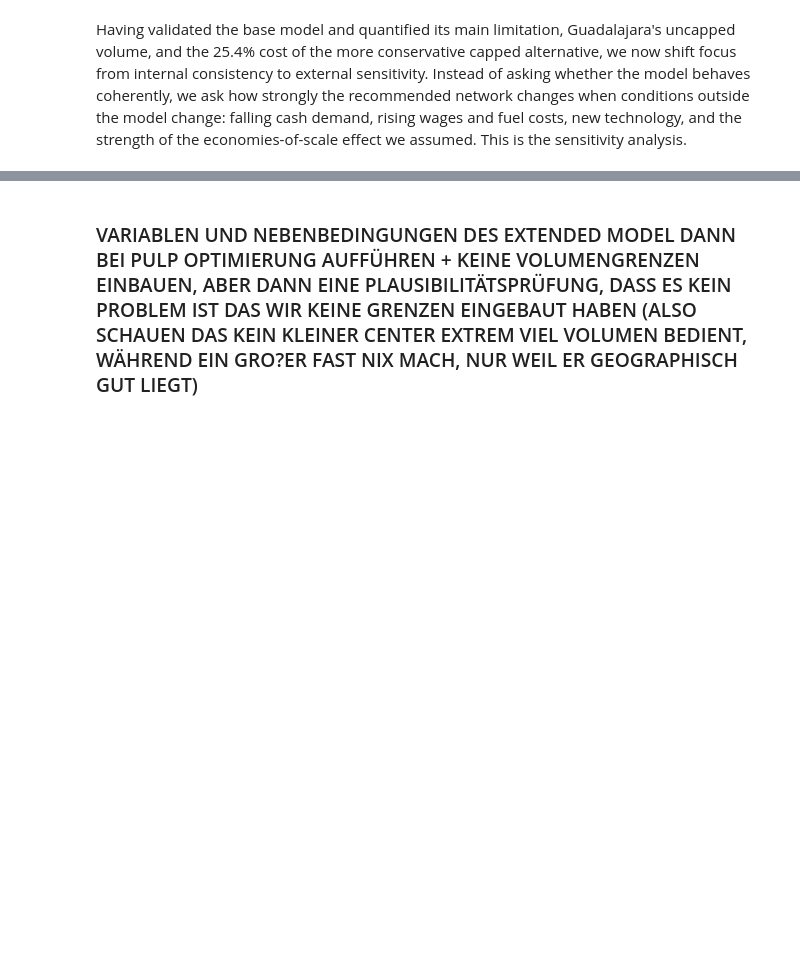
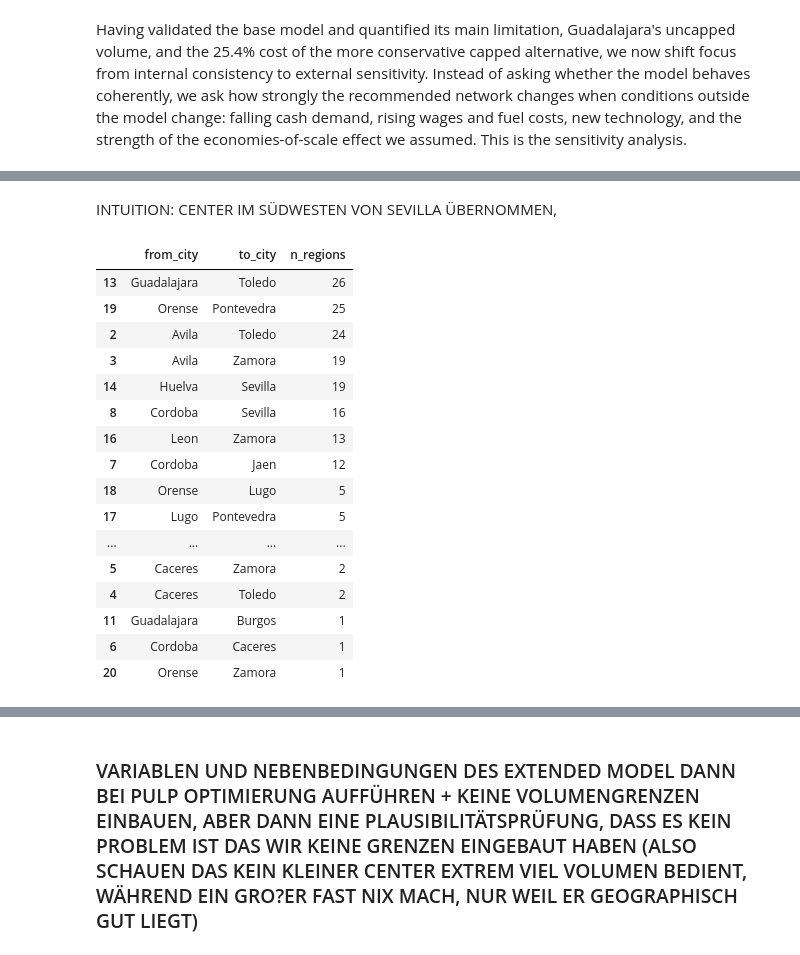
Before and after one commit to TimonLudwig1/case_study_3_d3, a Jupyter notebook: case_study.ipynb, the cells around one changed output, grey strips where cells are left out. Cells and saved outputs as stored; diff of their text form; code cells hidden in the pictures; blank space fills up the shorter version.

```diff
--- a/case_study.ipynb
+++ b/case_study.ipynb
@@ -1271,0 +1363,44 @@ reopen ("close"), and centers whose status depends on the scenario
+# %% [markdown]
+INTUITION: CENTER IM SÜDWESTEN VON SEVILLA ÜBERNOMMEN,
+# %%
+base_assignment = pd.DataFrame(alpha_results[0.5]["assignment"], columns=["warehouseID", "regionID"])
+a10_assignment = pd.DataFrame(alpha_results[1.0]["assignment"], columns=["warehouseID", "regionID"])
+
+# Zusammenführen: für jede Region, wer bediente sie bei α=0.5, wer bei α=1.0
+merged = base_assignment.merge(a10_assignment, on="regionID", suffixes=("_base", "_a10"))
+
+# Nur die Regionen, deren Center sich geändert hat
+changed = merged[merged["warehouseID_base"] != merged["warehouseID_a10"]]
+
+# Übersicht: von welchem Center zu welchem Center wie viele Regionen gewandert sind
+reassignment_summary = (
+    changed.groupby(["warehouseID_base", "warehouseID_a10"])
+    .size()
+    .rename("n_regions")
+    .reset_index()
+)
+
+# Stadtnamen statt IDs, für Lesbarkeit
+city_lookup = warehouses_flat.set_index("warehouseID")["city"]
+reassignment_summary["from_city"] = reassignment_summary["warehouseID_base"].map(city_lookup)
+reassignment_summary["to_city"] = reassignment_summary["warehouseID_a10"].map(city_lookup)
+
+reassignment_summary[["from_city", "to_city", "n_regions"]].sort_values("n_regions", ascending=False)
+# %% [output]
+|  | from_city | to_city | n_regions |
+| 13 | Guadalajara | Toledo | 26 |
+| 19 | Orense | Pontevedra | 25 |
+| 2 | Avila | Toledo | 24 |
+| 3 | Avila | Zamora | 19 |
+| 14 | Huelva | Sevilla | 19 |
+| 8 | Cordoba | Sevilla | 16 |
+| 16 | Leon | Zamora | 13 |
+| 7 | Cordoba | Jaen | 12 |
+| 18 | Orense | Lugo | 5 |
+| 17 | Lugo | Pontevedra | 5 |
+| ... | ... | ... | ... |
+| 5 | Caceres | Zamora | 2 |
+| 4 | Caceres | Toledo | 2 |
+| 11 | Guadalajara | Burgos | 1 |
+| 6 | Cordoba | Caceres | 1 |
+| 20 | Orense | Zamora | 1 |
```
Also changed, not shown: parts of 6 cells of this notebook.
